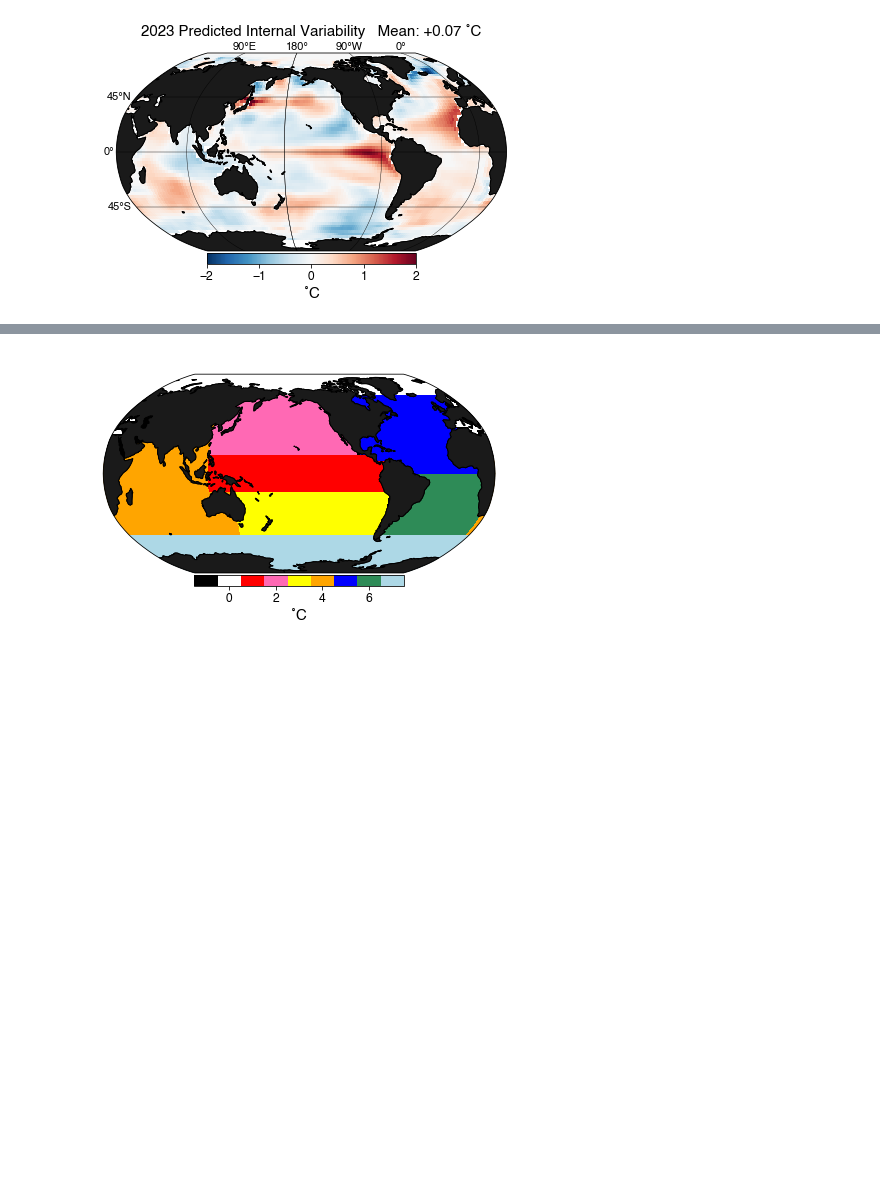
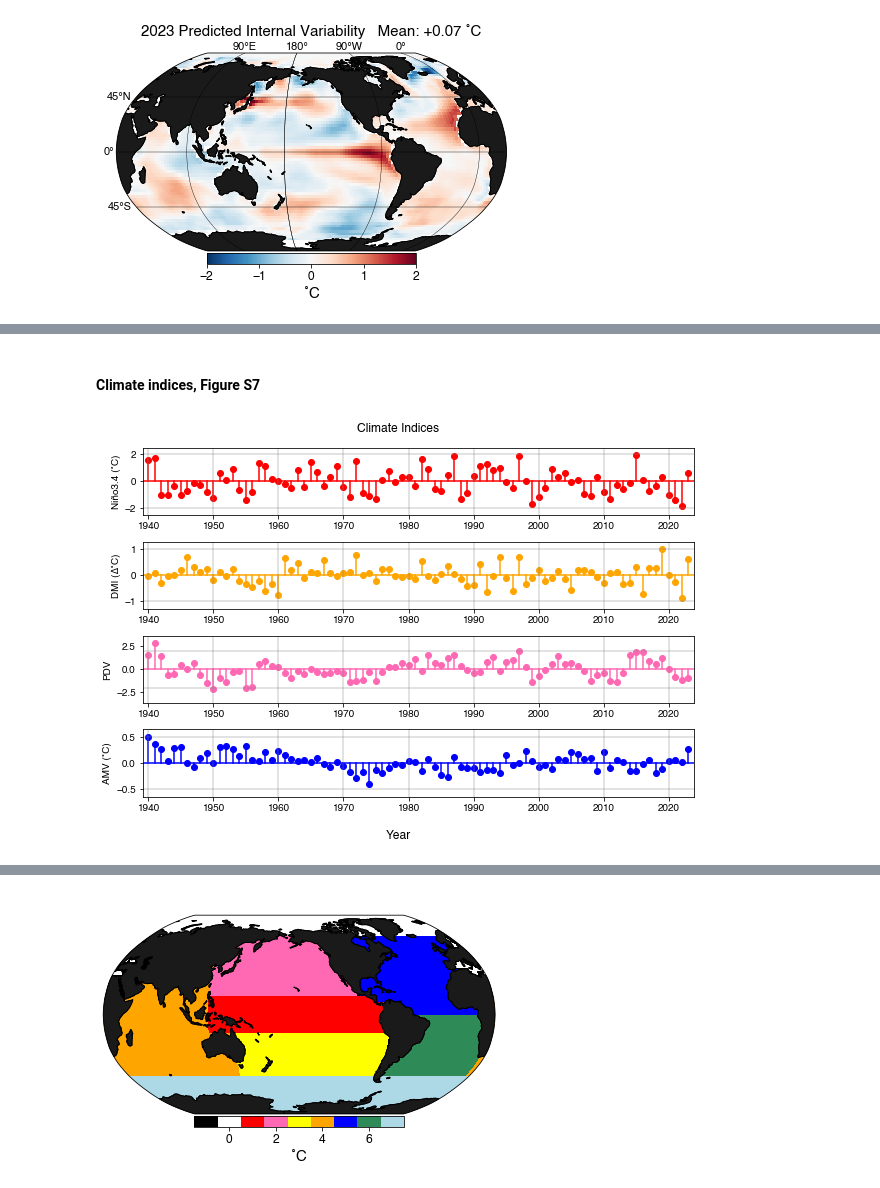
Before and after one commit to jaminrader/RecordSSTAttribution2025, a Jupyter notebook: 3_main_figures.ipynb, the cells around one changed output, grey strips where cells are left out. Drawn from its saved outputs; the diff is of its cells as text; code cells hidden in the pictures; blank space fills up the shorter version.

```diff
--- a/3_main_figures.ipynb
+++ b/3_main_figures.ipynb
@@ -543,3 +721,46 @@ fig.show()
+# %% [markdown]
+#### Climate indices, Figure S7
+# %%
+colorlist = ['red', 'orange','hotpink', 'blue',]
+fig = plt.figure(figsize=(8.5,6))
+iplot = 0
+for T, regionname in zip([Nino34, DMI, PDO, AMO],
+                         ['Niño3.4 (˚C)', 'DMI (∆˚C)', 'PDV', 'AMV (˚C)',]):
+    iplot+=1
+    plotcolor = colorlist[iplot-1]
+    for y,p in zip(np.arange(1940, 2024), T):
+        ax = plt.subplot(4,1,iplot)
+        plt.plot(y,p, 'o', color=plotcolor)
+        plt.plot([y,y], [0,p], color=plotcolor)
+
+
+    plt.axhline(0, color = plotcolor)
+    yabsmax = np.max(np.abs(T))*1.3
+    yticks = ax.get_yticks()
+    plt.ylim(-yabsmax, yabsmax)
+    plt.xlim(1939.2, 2023.8)
+    # for i in np.arange(-.2,.21,.01):
+    #     if i != 0:
+    #         plt.axhline(i, alpha=.1, color='gray')
+    for i in yticks:
+        if i != 0:
+            plt.axhline(i, alpha=.3, color='gray')
+
+
+    plt.ylabel(regionname)
+
+    for y in np.arange(1940,2025,10):
+        plt.axvline(y, linestyle='-', alpha=.3, color='gray')
+
+    plt.xticks(np.arange(1940,2025,10))
+    plt.tight_layout()
+
+fig.suptitle('Climate Indices')
+fig.supxlabel('Year')
+plt.tight_layout()
+fig.savefig(base_dirs['suppfigures'] + 'timeseries_climate_indices.png', dpi=300, transparent=True)
+# %% [output]
+[figure, added]
 # %%
 # Calculating regional contributions to global-annual-mean SST
 
```
Also changed, not shown: parts of 16 cells of this notebook.
